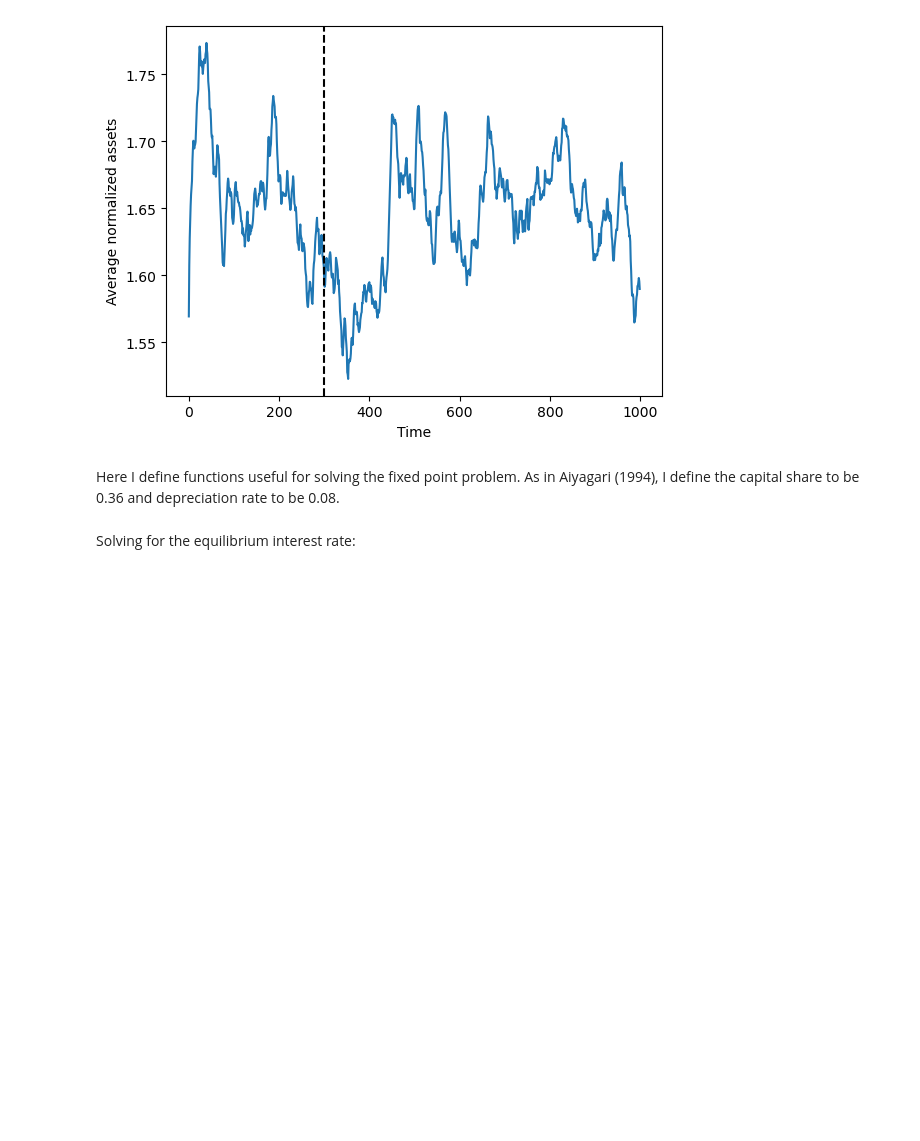
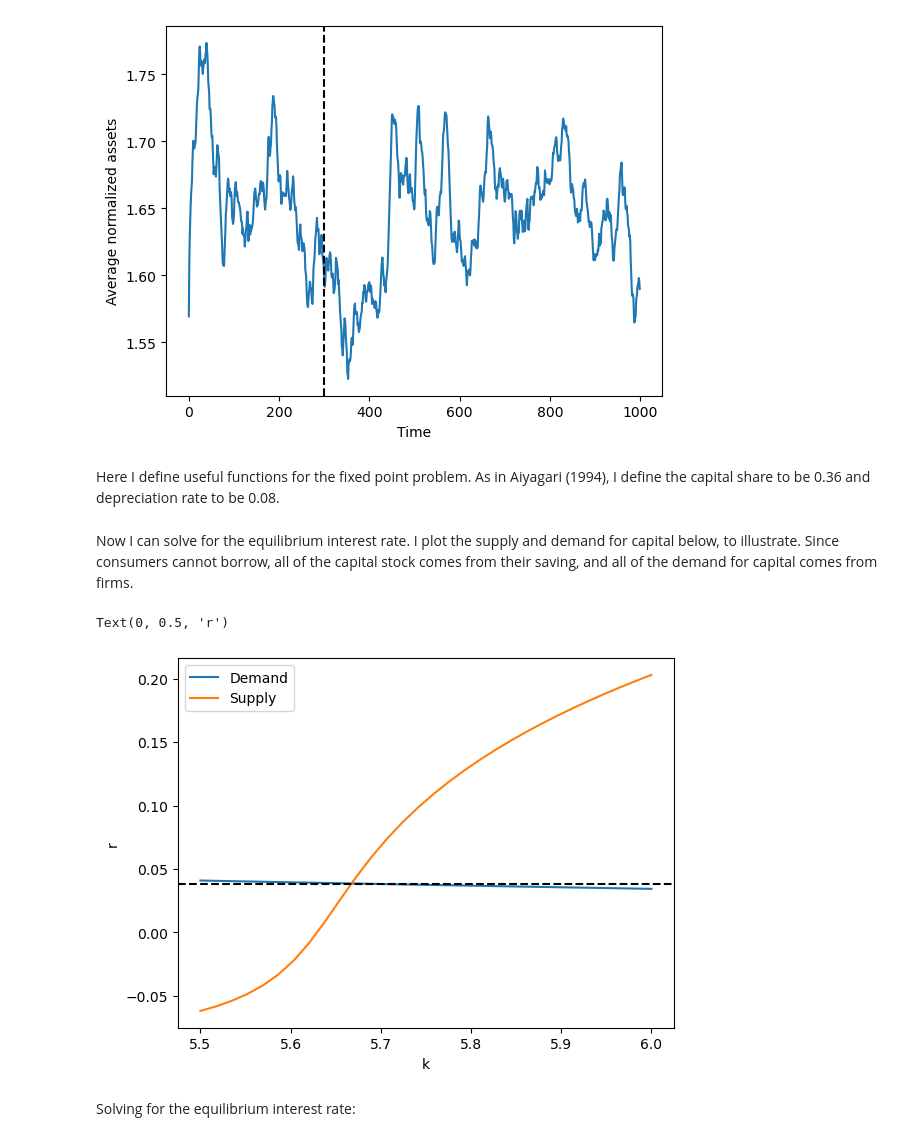
Before and after one commit to Adam-Edwards-JHU/Aiyagari1994QJE, a Jupyter notebook: AiyagariMarkovHARK.ipynb, the cells around one changed output. Drawn from its saved outputs; the diff is of its cells as text; code cells hidden in the pictures; blank space fills up the shorter version.

```diff
--- a/AiyagariMarkovHARK.ipynb
+++ b/AiyagariMarkovHARK.ipynb
@@ -146,7 +145,7 @@ print("Calculated average normalized aggregate capital between T_sum and T:", Av
 Calculated average normalized aggregate capital between T_sum and T: 1640.4026822564745
 [figure]
 # %% [markdown]
-Here I define functions useful for solving the fixed point problem. As in Aiyagari (1994), I define the capital share to be 0.36 and depreciation rate to be 0.08.
+Here I define useful functions for the fixed point problem. As in Aiyagari (1994), I define the capital share to be 0.36 and depreciation rate to be 0.08.
 # %%
 α = 0.36
 δ = 0.08
@@ -182,6 +181,23 @@ def EquilibriumFunc(R):
     calculated = CalculateImpliedR(R)
     print("Input R:", R, "|| Implied R:", calculated, "|| Difference", calculated - R)
     return calculated - R
+# %% [markdown]
+Now I can solve for the equilibrium interest rate. I plot the supply and demand for capital below, to illustrate. Since consumers cannot borrow, all of the capital stock comes from their saving, and all of the demand for capital comes from firms.
+# %%
+k = np.linspace(5.5, 6, 30)
+demand = [RFunc(k_i) - 1 for k_i in k]
+supply = [CalculateImpliedR(r_i + 1) - 1 for r_i in supply]
+
+plt.figure()
+plt.plot(k, demand, label='Demand')
+plt.plot(k, supply, label='Supply')
+plt.axhline(y = 0.03853, color = 'k', linestyle = 'dashed')
+plt.legend()
+plt.xlabel('k')
+plt.ylabel('r')
+# %% [output]
+Text(0, 0.5, 'r')
+[figure, added]
 # %% [markdown]
 Solving for the equilibrium interest rate:
 # %%
```
Also changed, not shown: parts of 3 cells of this notebook.
